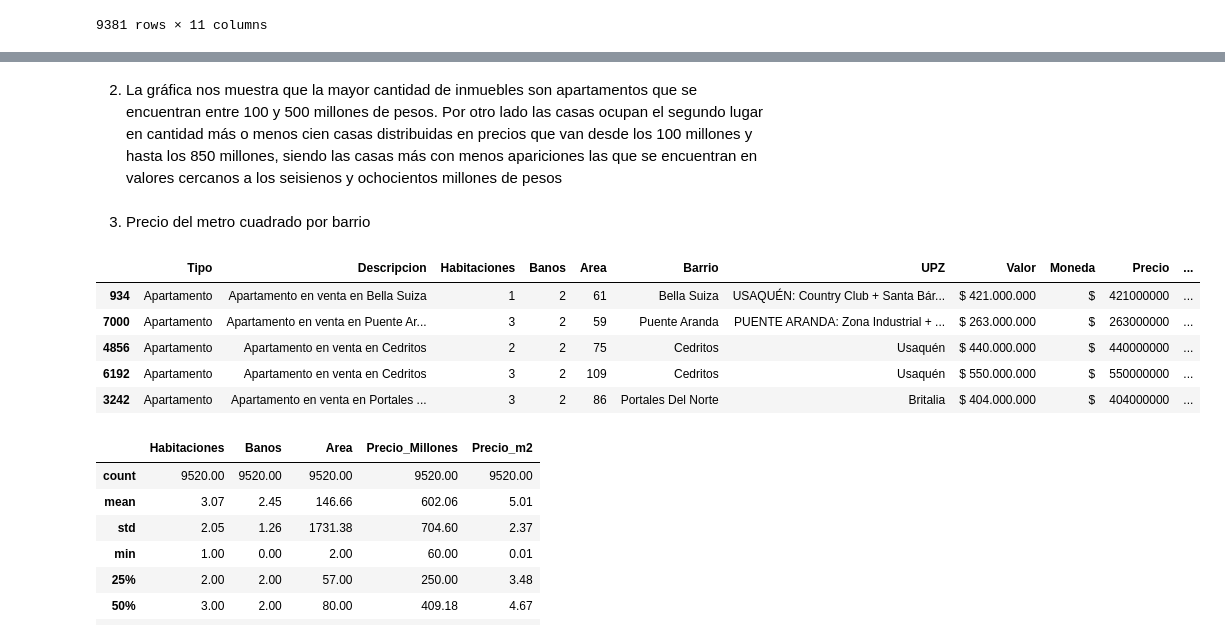
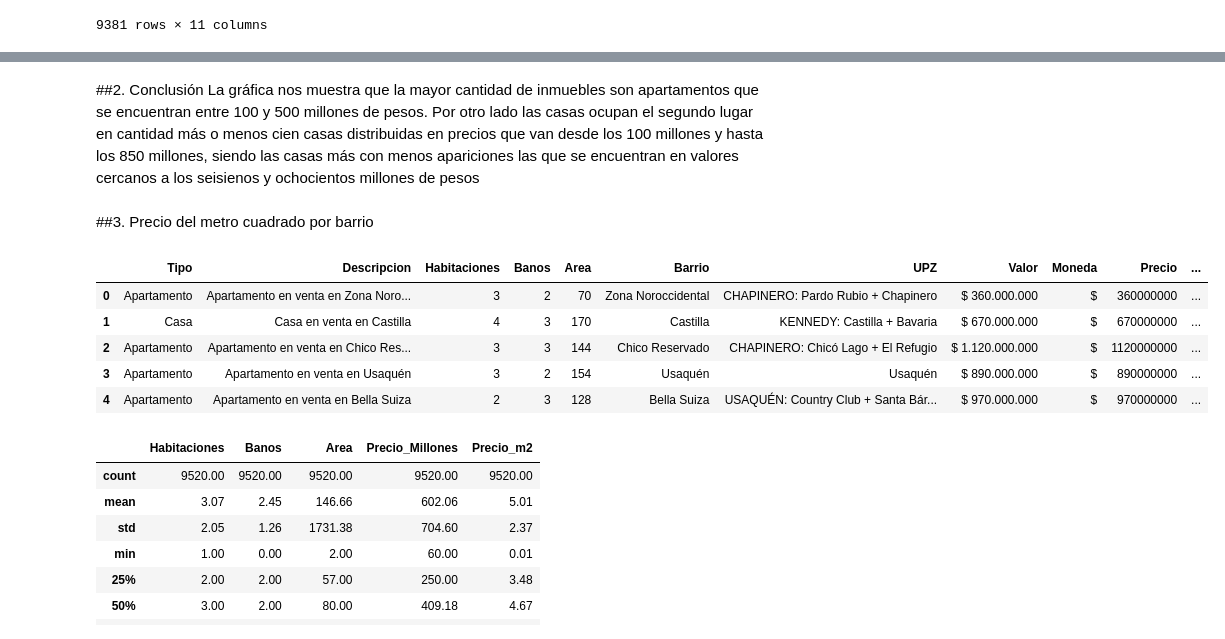
Before and after one commit to Jevs9/Inmersion_Datos1, a Jupyter notebook: INMERSION_DATOS_02.ipynb, the cells around one changed output, grey strips where cells are left out. Drawn from its saved outputs; the diff is of its cells as text; code cells hidden in the pictures.

```diff
--- a/INMERSION_DATOS_02.ipynb
+++ b/INMERSION_DATOS_02.ipynb
@@ -331,19 +332,20 @@ plt.show()
 # %% [markdown]
-2. La gráfica nos muestra que la mayor cantidad de inmuebles son apartamentos que se encuentran entre 100 y 500 millones de pesos. Por otro lado las casas ocupan el segundo lugar en cantidad más o menos cien casas distribuidas en precios que van desde los 100 millones y hasta los 850 millones, siendo las casas más con menos apariciones las que se encuentran en valores cercanos a los seisienos y ochocientos millones de pesos
+##2. Conclusión
+La gráfica nos muestra que la mayor cantidad de inmuebles son apartamentos que se encuentran entre 100 y 500 millones de pesos. Por otro lado las casas ocupan el segundo lugar en cantidad más o menos cien casas distribuidas en precios que van desde los 100 millones y hasta los 850 millones, siendo las casas más con menos apariciones las que se encuentran en valores cercanos a los seisienos y ochocientos millones de pesos
 # %% [markdown]
-3. Precio del metro cuadrado por barrio
+##3. Precio del metro cuadrado por barrio
 # %%
 inmuebles['Precio_m2'] = inmuebles.Precio_Millones/inmuebles.Area
 pd.set_option('display.precision',2)
 pd.set_option('display.float_format', lambda x: '%.2f' % x)
-inmuebles.sample(5)
+inmuebles.head()
 # %% [output]
 |  | Tipo | Descripcion | Habitaciones | Banos | Area | Barrio | UPZ | Valor | Moneda | Precio | ... |
-| 934 | Apartamento | Apartamento en venta en Bella Suiza | 1 | 2 | 61 | Bella Suiza | USAQUÉN: Country Club + Santa Bár... | $ 421.000.000 | $ | 421000000 | ... |
-| 7000 | Apartamento | Apartamento en venta en Puente Ar... | 3 | 2 | 59 | Puente Aranda | PUENTE ARANDA: Zona Industrial + ... | $ 263.000.000 | $ | 263000000 | ... |
-| 4856 | Apartamento | Apartamento en venta en Cedritos | 2 | 2 | 75 | Cedritos | Usaquén | $ 440.000.000 | $ | 440000000 | ... |
-| 6192 | Apartamento | Apartamento en venta en Cedritos | 3 | 2 | 109 | Cedritos | Usaquén | $ 550.000.000 | $ | 550000000 | ... |
-| 3242 | Apartamento | Apartamento en venta en Portales ... | 3 | 2 | 86 | Portales Del Norte | Britalia | $ 404.000.000 | $ | 404000000 | ... |
+| 0 | Apartamento | Apartamento en venta en Zona Noro... | 3 | 2 | 70 | Zona Noroccidental | CHAPINERO: Pardo Rubio + Chapinero | $ 360.000.000 | $ | 360000000 | ... |
+| 1 | Casa | Casa en venta en Castilla | 4 | 3 | 170 | Castilla | KENNEDY: Castilla + Bavaria | $ 670.000.000 | $ | 670000000 | ... |
+| 2 | Apartamento | Apartamento en venta en Chico Res... | 3 | 3 | 144 | Chico Reservado | CHAPINERO: Chicó Lago + El Refugio | $ 1.120.000.000 | $ | 1120000000 | ... |
+| 3 | Apartamento | Apartamento en venta en Usaquén | 3 | 2 | 154 | Usaquén | Usaquén | $ 890.000.000 | $ | 890000000 | ... |
+| 4 | Apartamento | Apartamento en venta en Bella Suiza | 2 | 3 | 128 | Bella Suiza | USAQUÉN: Country Club + Santa Bár... | $ 970.000.000 | $ | 970000000 | ... |
 # %%
 inmuebles.describe()
 # %% [output]
```
Also changed, not shown: parts of 38 cells of this notebook.
